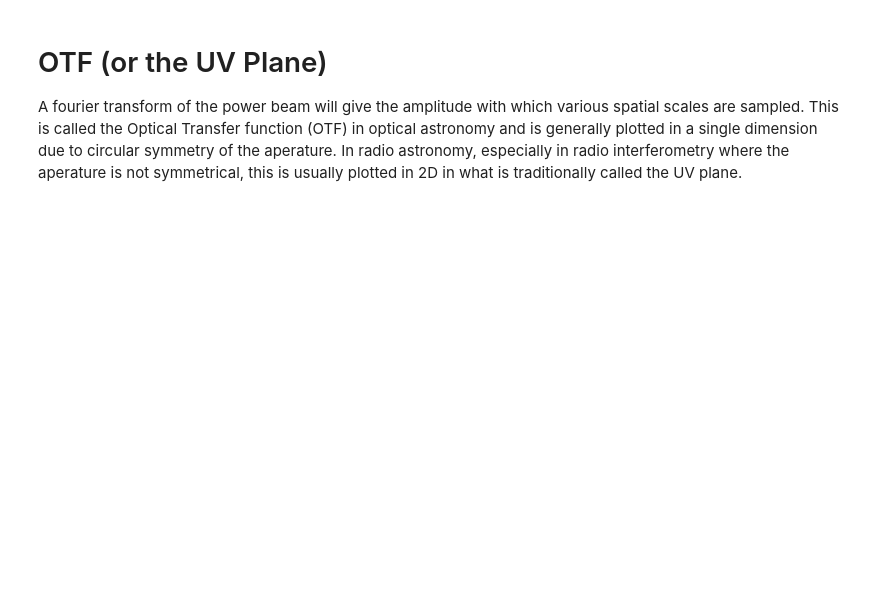
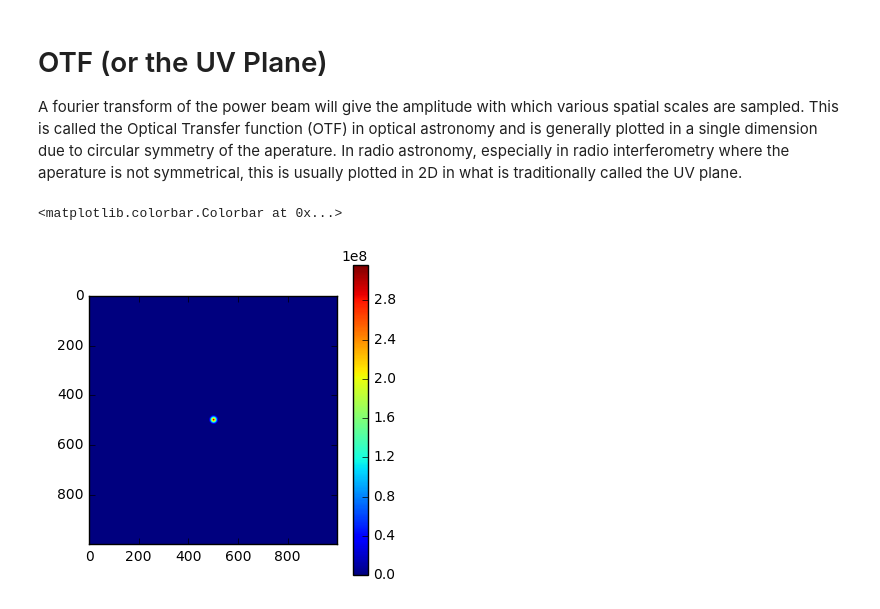
Before and after one commit to dgorthi/Notes, a Jupyter notebook: Single dishes and Telescopes.ipynb, the cells around one changed output. Saved outputs shown, nothing was run; the diff lists cells and outputs as text; code cells hidden in the pictures; blank space fills up the shorter version.

```diff
--- a/Single dishes and Telescopes.ipynb
+++ b/Single dishes and Telescopes.ipynb
@@ -61,3 +61,11 @@ plt.colorbar()
 # OTF (or the UV Plane)
 
 A fourier transform of the power beam will give the amplitude with which various spatial scales are sampled. This is called the Optical Transfer function (OTF) in optical astronomy and is generally plotted in a single dimension due to circular symmetry of the aperature. In radio astronomy, especially in radio interferometry where the aperature is not symmetrical, this is usually plotted in 2D in what is traditionally called the UV plane.
+# %%
+uv = np.fft.fftshift(np.fft.fft2(P))
+
+plt.imshow(np.abs(uv))
+plt.colorbar()
+# %% [output]
+<matplotlib.colorbar.Colorbar at 0x...>
+[figure, added]
```
Also changed, not shown: parts of 5 cells of this notebook, 1 other file.
